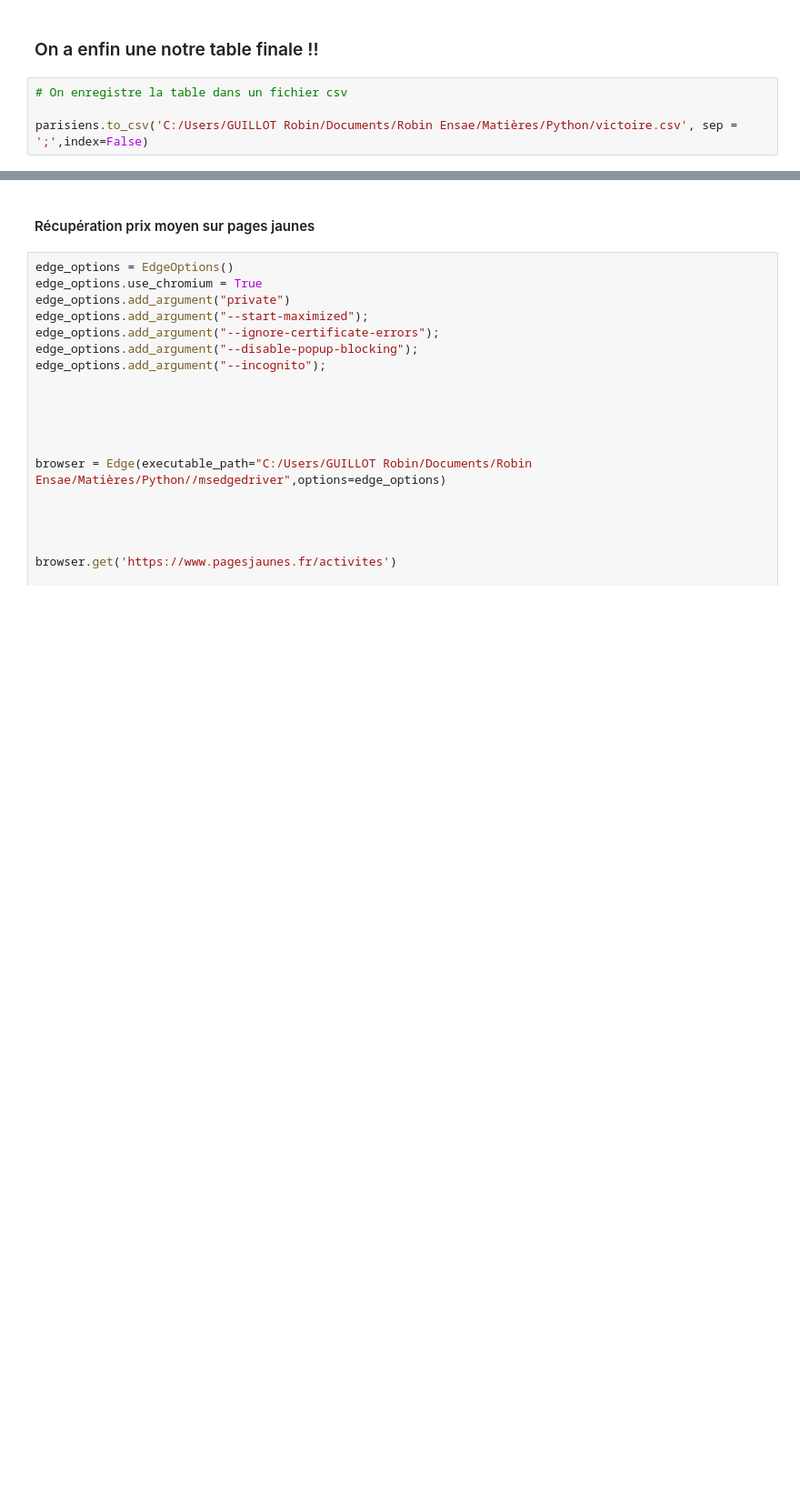
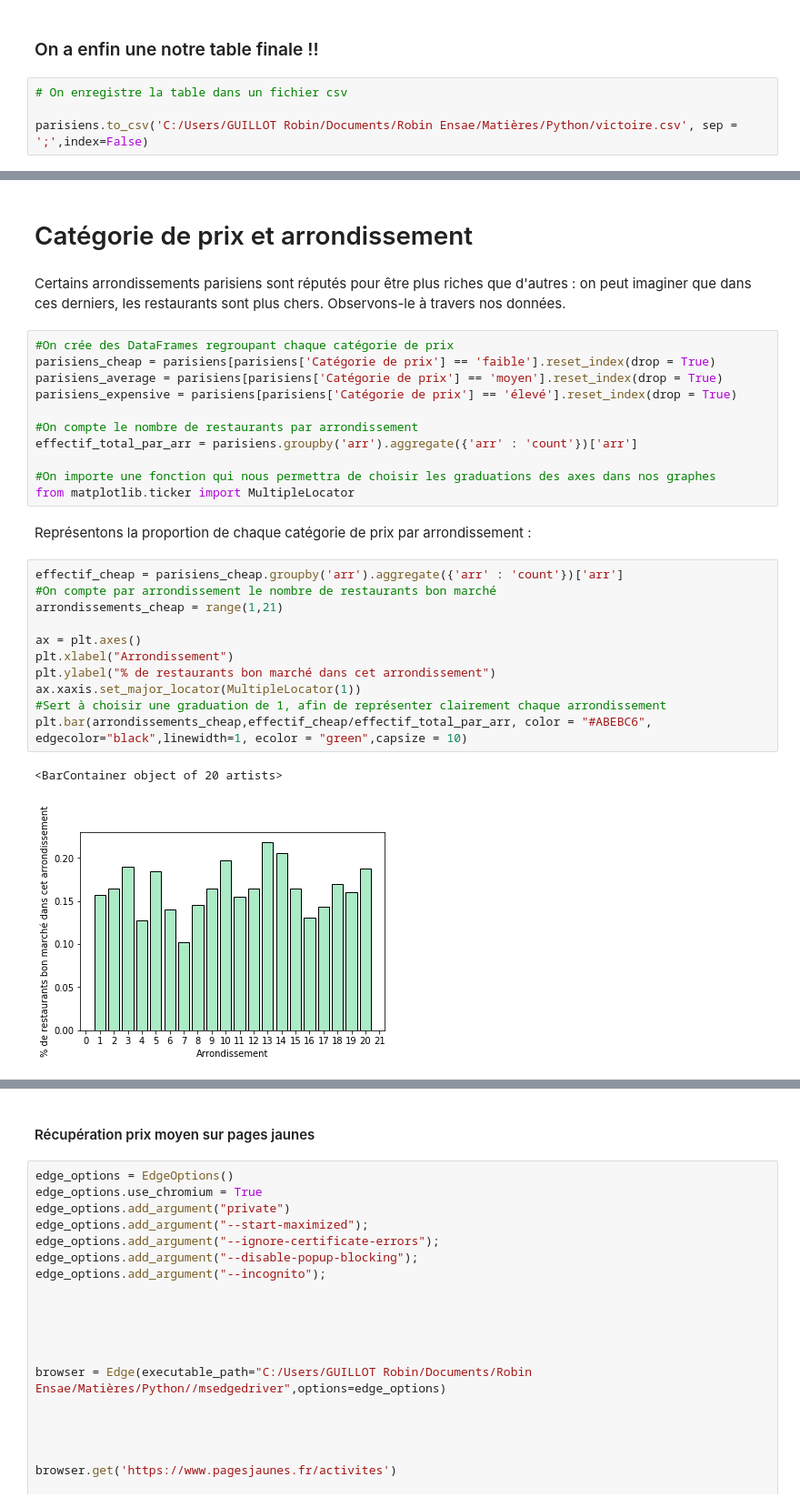
Before and after one commit to victor77420/Mod-lisation-prix-restaurants-parisiens, a Jupyter notebook: Untitled1.ipynb, the cells around one changed output, grey strips where cells are left out. Shown at 91% size. Saved outputs shown, nothing was run; the diff lists cells and outputs as text; blank space fills up the shorter version.

```diff
--- a/Untitled1.ipynb
+++ b/Untitled1.ipynb
@@ -1197,0 +1305,31 @@ Brouillon
+# %% [markdown]
+# Catégorie de prix et arrondissement
+# %% [markdown]
+Certains arrondissements parisiens sont réputés pour être plus riches que d'autres : on peut imaginer que dans ces derniers, les restaurants sont plus chers. Observons-le à travers nos données.
+# %%
+#On crée des DataFrames regroupant chaque catégorie de prix
+parisiens_cheap = parisiens[parisiens['Catégorie de prix'] == 'faible'].reset_index(drop = True)
+parisiens_average = parisiens[parisiens['Catégorie de prix'] == 'moyen'].reset_index(drop = True)
+parisiens_expensive = parisiens[parisiens['Catégorie de prix'] == 'élevé'].reset_index(drop = True)
+
+#On compte le nombre de restaurants par arrondissement
+effectif_total_par_arr = parisiens.groupby('arr').aggregate({'arr' : 'count'})['arr']
+
+#On importe une fonction qui nous permettra de choisir les graduations des axes dans nos graphes
+from matplotlib.ticker import MultipleLocator
+# %% [markdown]
+Représentons la proportion de chaque catégorie de prix par arrondissement :
+# %%
+effectif_cheap = parisiens_cheap.groupby('arr').aggregate({'arr' : 'count'})['arr']
+#On compte par arrondissement le nombre de restaurants bon marché
+arrondissements_cheap = range(1,21)
+
+ax = plt.axes()
+plt.xlabel("Arrondissement")
+plt.ylabel("% de restaurants bon marché dans cet arrondissement")
+ax.xaxis.set_major_locator(MultipleLocator(1))
+#Sert à choisir une graduation de 1, afin de représenter clairement chaque arrondissement
+plt.bar(arrondissements_cheap,effectif_cheap/effectif_total_par_arr, color = "#ABEBC6", edgecolor="black",linewidth=1, ecolor = "green",capsize = 10)
+# %% [output]
+<BarContainer object of 20 artists>
+[figure, added]
```
Also changed, not shown: parts of 36 cells of this notebook.
